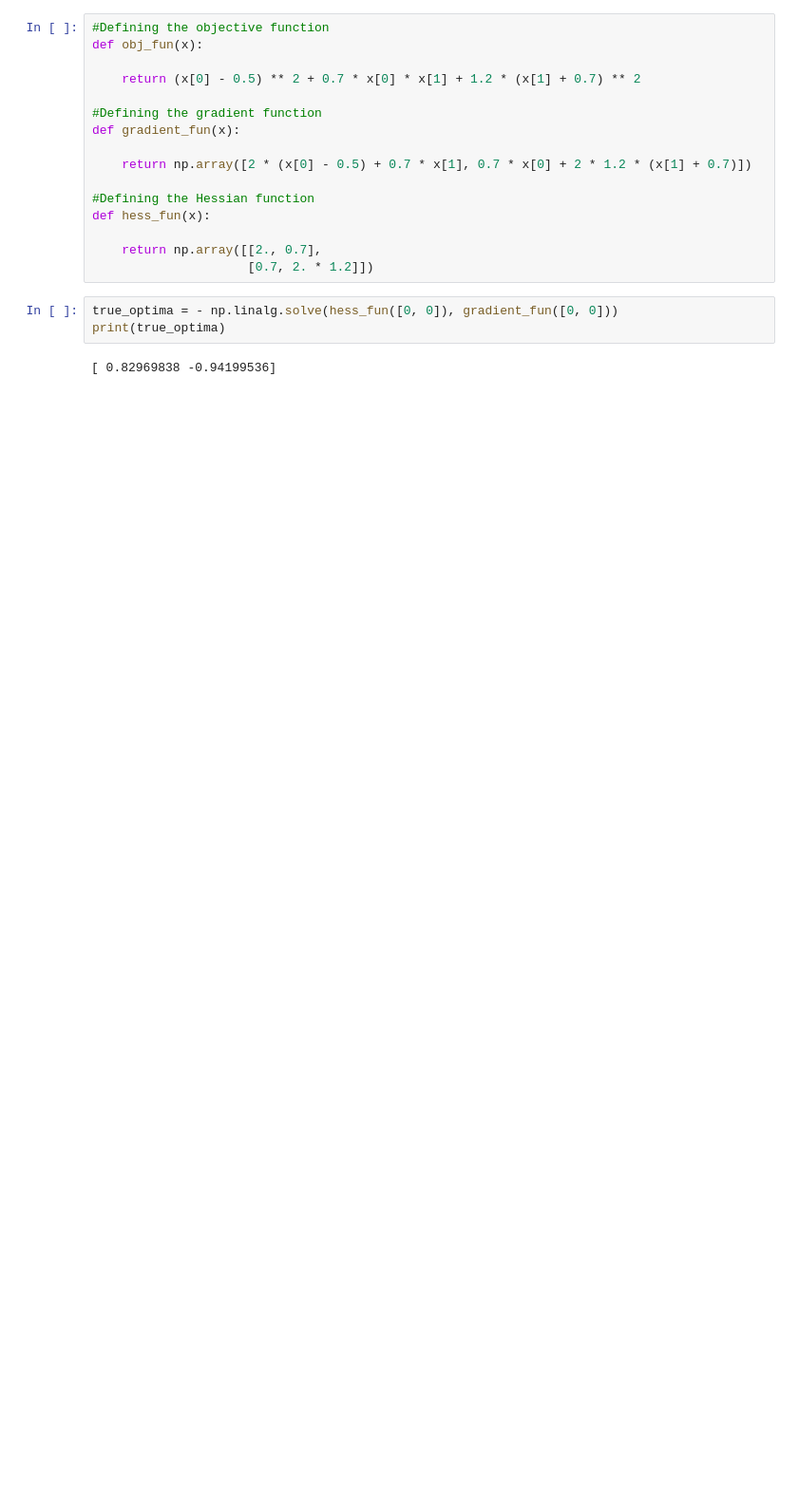
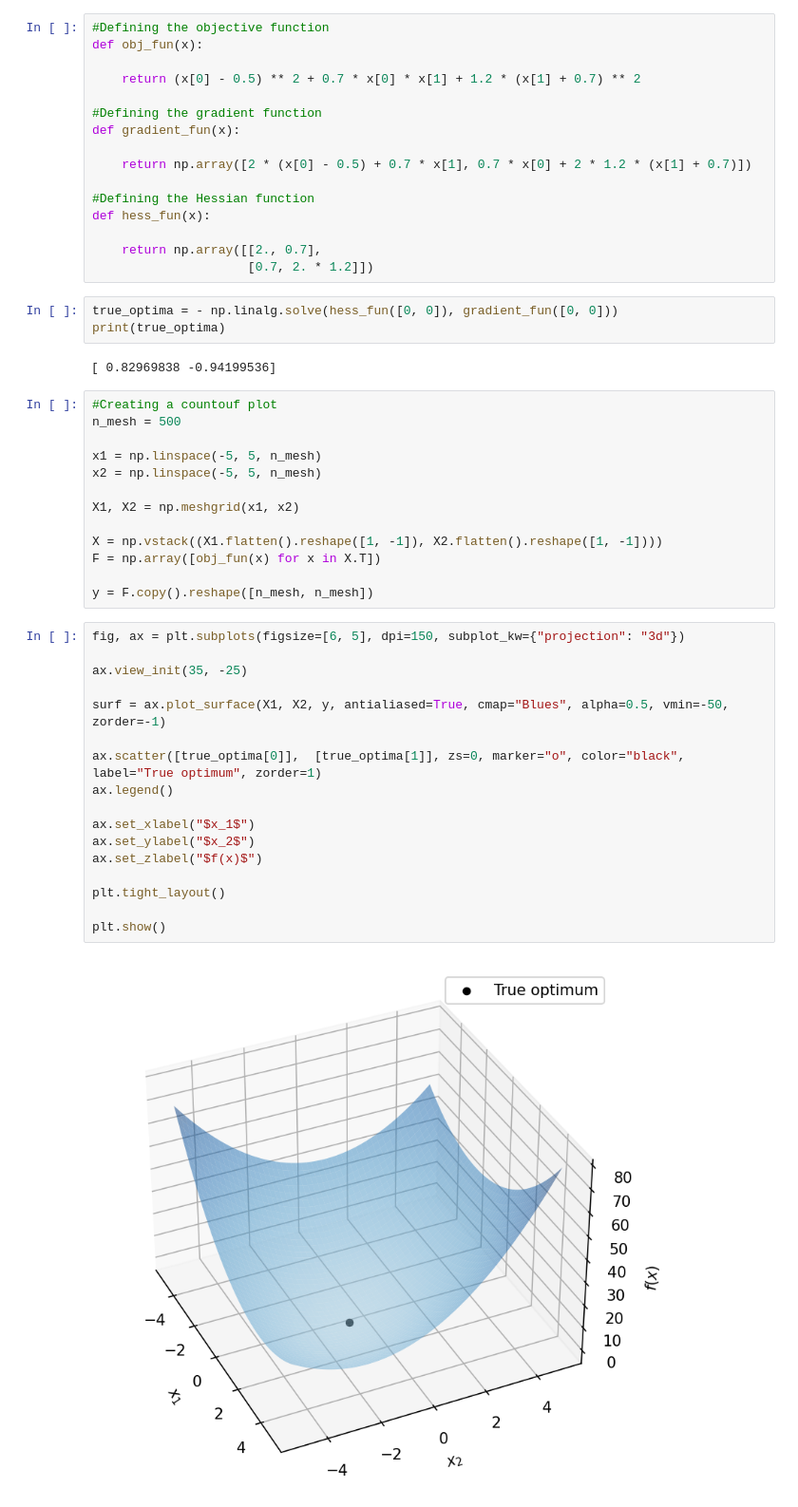
Before and after one commit to mahsanghani/code_abbey, a Jupyter notebook: projects/convex/problems.ipynb, the cells around one changed output. Shown at 95% size. Saved outputs shown, nothing was run; the diff lists cells and outputs as text; blank space fills up the shorter version.

```diff
--- a/projects/convex/problems.ipynb
+++ b/projects/convex/problems.ipynb
@@ -55,3 +55,35 @@ true_optima = - np.linalg.solve(hess_fun([0, 0]), gradient_fun([0, 0]))
 print(true_optima)
 # %% [output]
 [ 0.82969838 -0.94199536]
+# %%
+#Creating a countouf plot
+n_mesh = 500
+
+x1 = np.linspace(-5, 5, n_mesh)
+x2 = np.linspace(-5, 5, n_mesh)
+
+X1, X2 = np.meshgrid(x1, x2)
+
+X = np.vstack((X1.flatten().reshape([1, -1]), X2.flatten().reshape([1, -1])))
+F = np.array([obj_fun(x) for x in X.T])
+
+y = F.copy().reshape([n_mesh, n_mesh])
+# %%
+fig, ax = plt.subplots(figsize=[6, 5], dpi=150, subplot_kw={"projection": "3d"})
+
+ax.view_init(35, -25)
+
+surf = ax.plot_surface(X1, X2, y, antialiased=True, cmap="Blues", alpha=0.5, vmin=-50, zorder=-1)
+
+ax.scatter([true_optima[0]],  [true_optima[1]], zs=0, marker="o", color="black", label="True optimum", zorder=1)
+ax.legend()
+
+ax.set_xlabel("$x_1$")
+ax.set_ylabel("$x_2$")
+ax.set_zlabel("$f(x)$")
+
+plt.tight_layout()
+
+plt.show()
+# %% [output]
+[figure, added]
```
